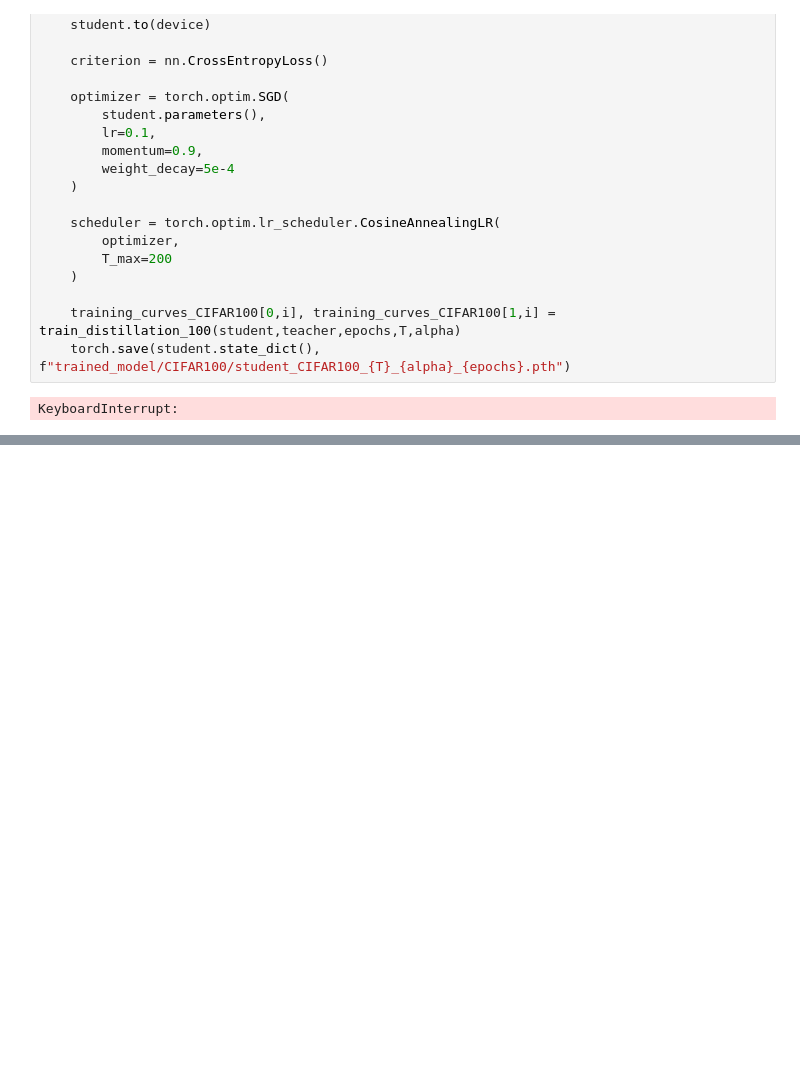
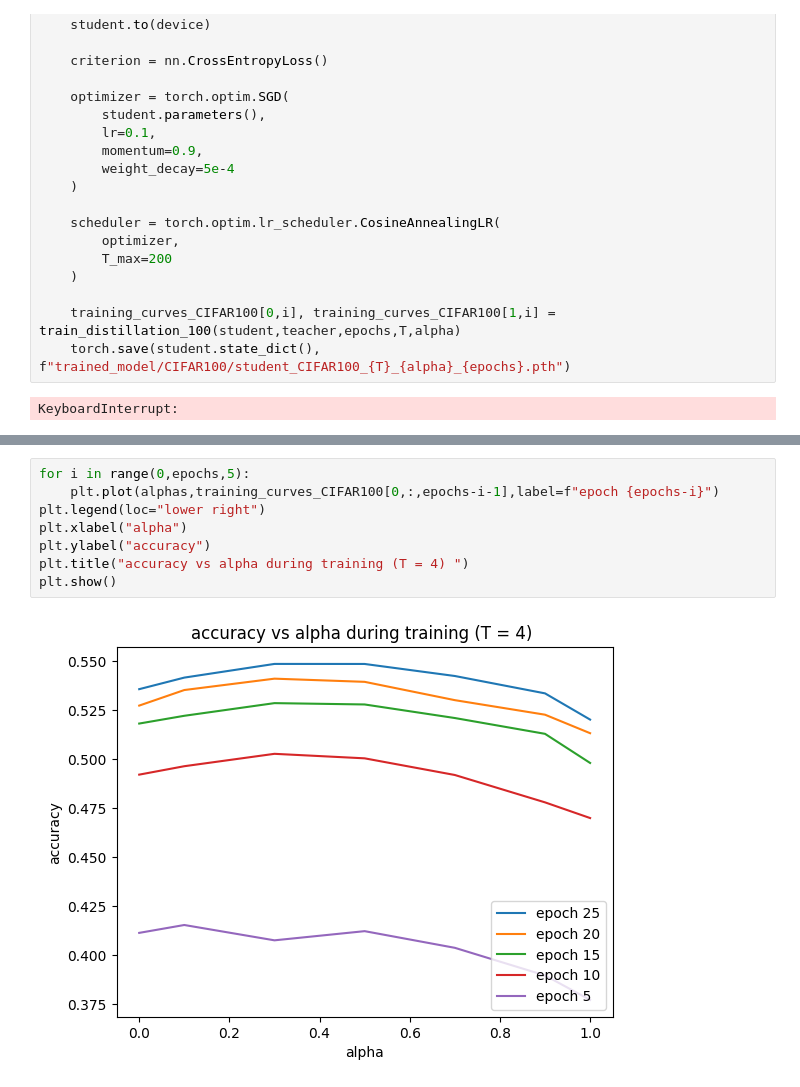
Before and after one commit to thomasdepic/SDD-distillation-de-model, a Jupyter notebook: illustration.ipynb, the cells around one changed output, grey strips where cells are left out. Cells and saved outputs as stored; diff of their text form; blank space fills up the shorter version.

```diff
--- a/illustration.ipynb
+++ b/illustration.ipynb
@@ -709,0 +741,10 @@ KeyboardInterrupt:
+# %%
+for i in range(0,epochs,5):
+    plt.plot(alphas,training_curves_CIFAR100[0,:,epochs-i-1],label=f"epoch {epochs-i}")
+plt.legend(loc="lower right")
+plt.xlabel("alpha")
+plt.ylabel("accuracy")
+plt.title("accuracy vs alpha during training (T = 4) ")
+plt.show()
+# %% [output]
+[figure, added]
```
Also changed, not shown: parts of 15 cells of this notebook.
